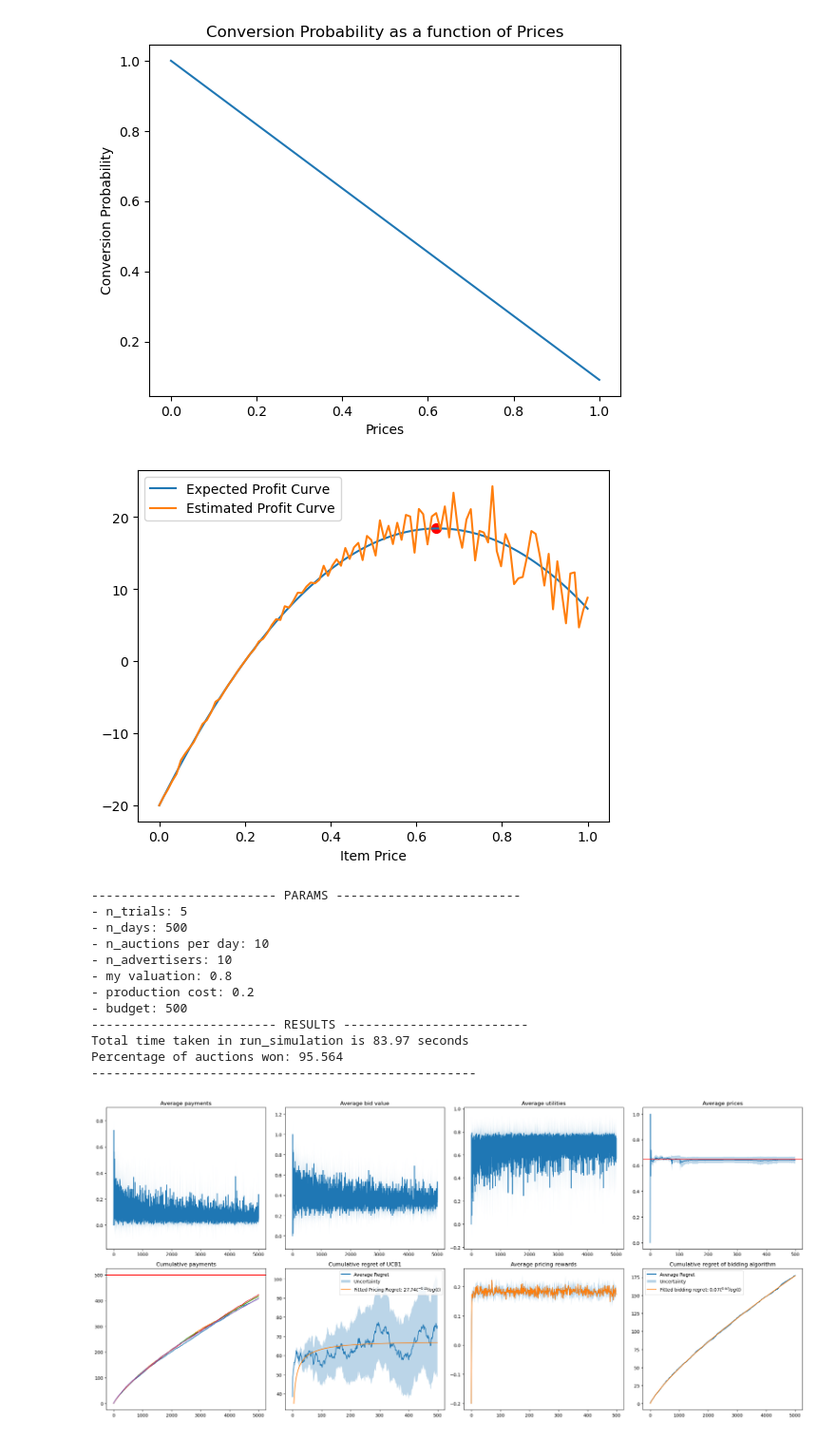
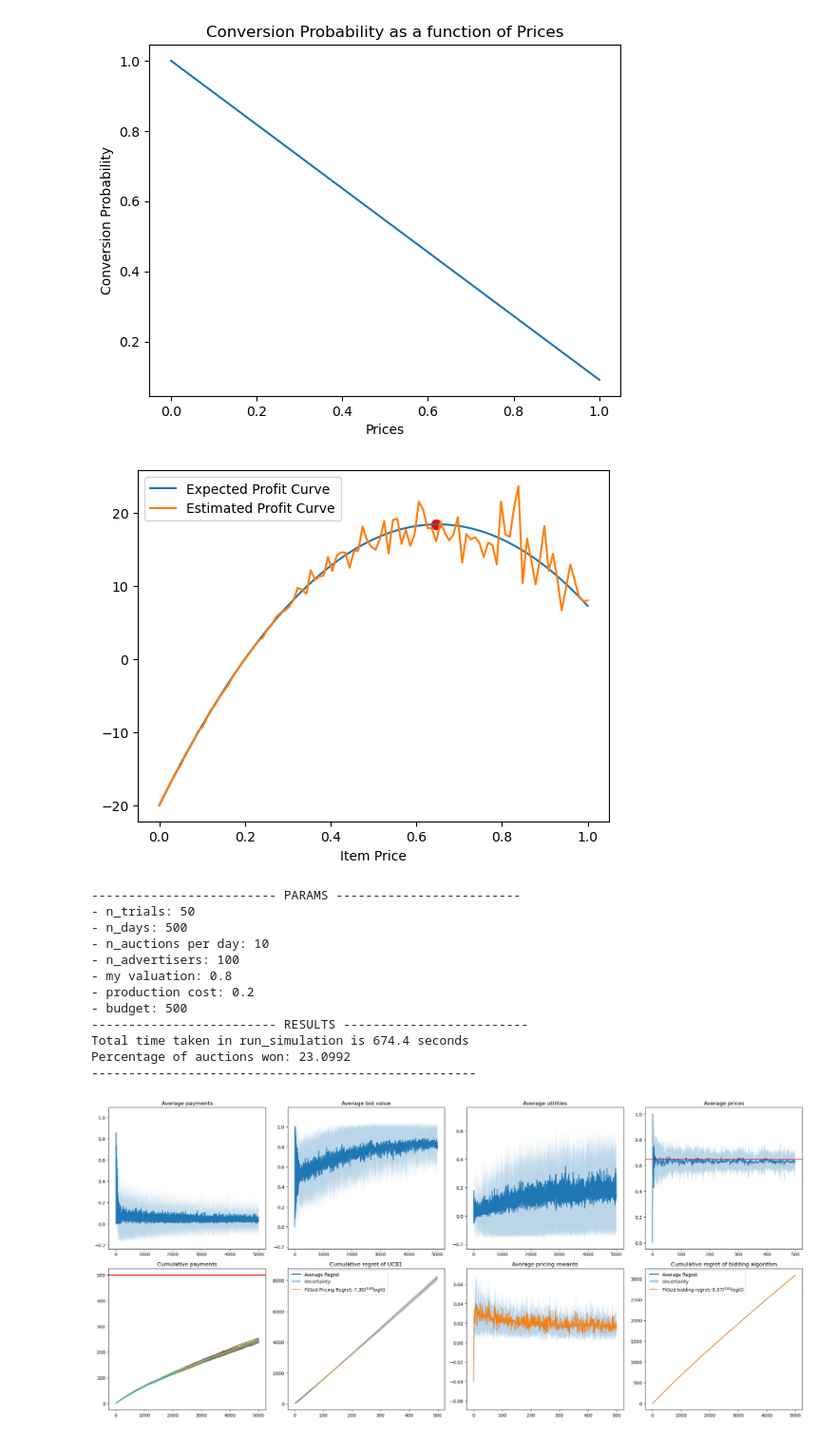
Before and after one commit to giulio8/OLA_project, a Jupyter notebook: Stochastic_env.ipynb, the cells around one changed output. Shown: that part at 95% size. Cells and saved outputs as stored; diff of their text form; code cells hidden in the pictures.

```diff
--- a/Stochastic_env.ipynb
+++ b/Stochastic_env.ipynb
@@ -259,16 +259,16 @@ class UCB_agent:
 # importing parameters
 import importlib
 importlib.reload(config)
-ITERATIONS = 500#config.ITERATIONS
+ITERATIONS = 100#config.ITERATIONS
 AUCTIONS = config.AUCTIONS
 N_USERS = config.N_USERS
-N_ADVERTISERS = config.N_ADVERTISERS    # number of companies that compete for slot auctions, including myself
+N_ADVERTISERS = 100#config.N_ADVERTISERS    # number of companies that compete for slot auctions, including myself
 NUMBER_OF_ARMS = config.NUMBER_OF_ARMS    # needed for the UCB algorithm
 PRICES = config.PRICES    # actual arms of the ucb algorithm
 BUDGET = config.BUDGET
 NUMBER_OF_SLOTS = config.NUMBER_OF_SLOTS
 LAMBDAS = np.flip(config.LAMBDAS)
-N_TRIALS = 200
+N_TRIALS = 50
 
 my_valuation = 0.8      # randomly chosen
 utilities = np.empty((N_TRIALS, ITERATIONS*AUCTIONS))
@@ -308,7 +308,7 @@ plt.xlabel('Item Price')
 plt.legend()
 plt.show();
 # %% [output]
-[figure, old version]
+[figure, new version]
 # %%
 def simulation_report(func):
   #@wraps(func)
@@ -428,35 +510,35 @@ def simulation_report(func):
 # %%
-run_simulation(n_trials = 5,#N_TRIALS,
+run_simulation(n_trials = N_TRIALS,
                auctions = AUCTIONS,
                iterations=ITERATIONS,
                n_users=N_USERS,
                cost=cost,
                conversion_probability = conversion_probability,
                n_arms = NUMBER_OF_ARMS,
                budget = BUDGET,
                lambdas = LAMBDAS,
                n_advertisers = N_ADVERTISERS,
                prices = PRICES,
                my_valuation = my_valuation,
                pricing_env = pricing_stochastic_env,
                bidding_env = bidding_stochastic_env,
                pricing_agent = Pricing_agent,
                bidding_agent = UCB_agent,
                best_price = best_price)
 
 print(' ')
 # %% [output]
 ------------------------- PARAMS -------------------------
-- n_trials: 5
+- n_trials: 50
 - n_days: 500
 - n_auctions per day: 10
-- n_advertisers: 10
+- n_advertisers: 100
 - my valuation: 0.8
 - production cost: 0.2
 - budget: 500
 ------------------------- RESULTS -------------------------
-Total time taken in run_simulation is 83.97 seconds
-Percentage of auctions won: 95.564
+Total time taken in run_simulation is 674.4 seconds
+Percentage of auctions won: 23.0992
 ----------------------------------------------------
-[figure, old version]
+[figure, new version]
 # %%
```
Also changed, not shown: parts of 3 cells of this notebook, 1 other file.
